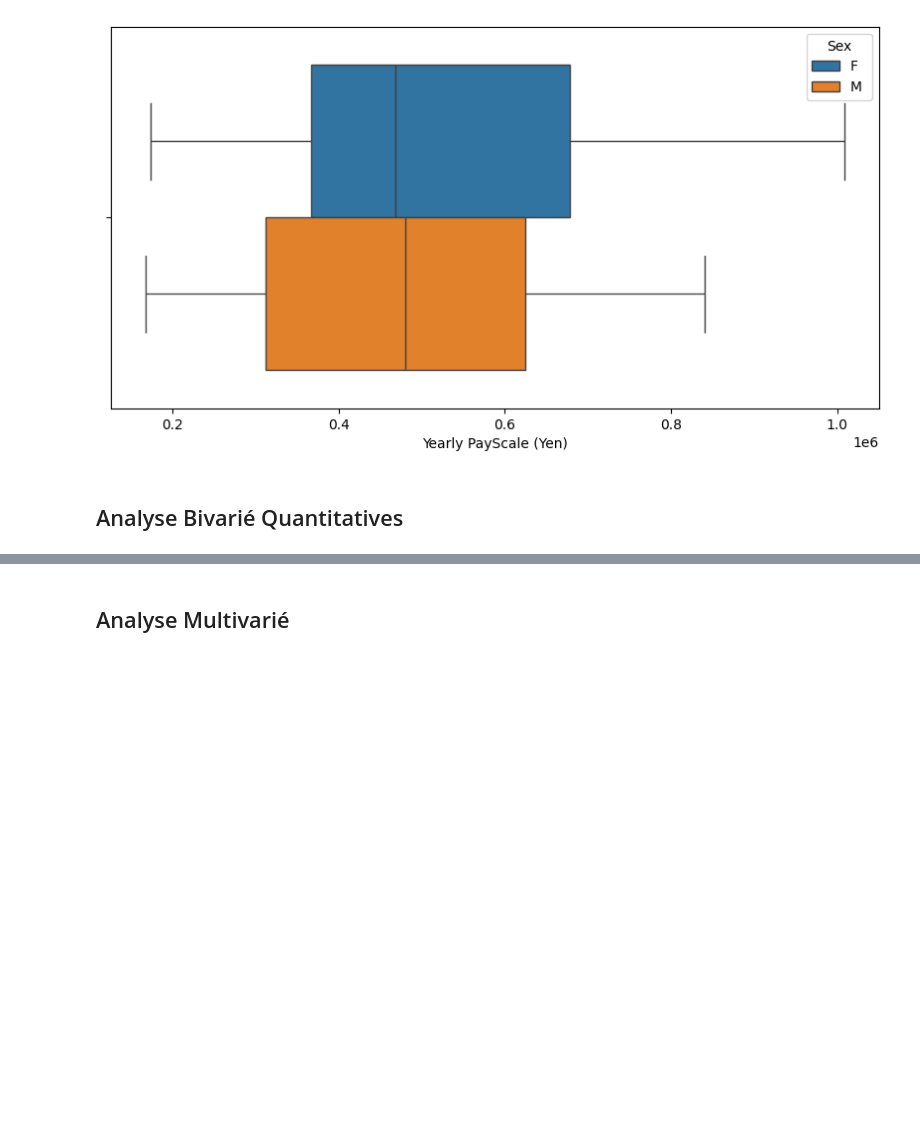
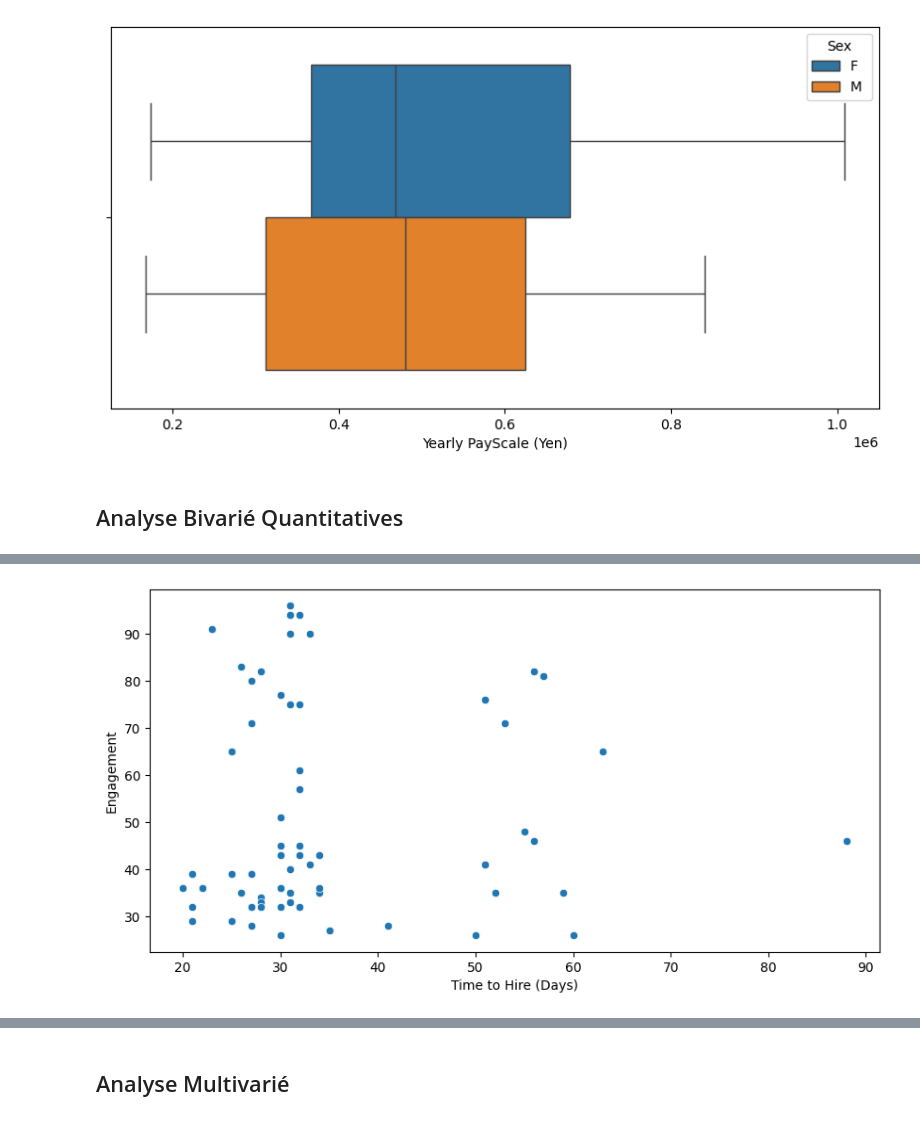
Before and after one commit to melaniedaddio/-Time-Cost-Quality-of-Hire, a Jupyter notebook: script.ipynb, the cells around one changed output, grey strips where cells are left out. Saved outputs shown, nothing was run; the diff lists cells and outputs as text; code cells hidden in the pictures; blank space fills up the shorter version.

```diff
--- a/script.ipynb
+++ b/script.ipynb
@@ -380,0 +387,6 @@ plt.show()
+# %%
+plt.figure(figsize=(10,5))
+sns.scatterplot(df, x = 'Time to Hire (Days)', y = 'Engagement')
+plt.show()
+# %% [output]
+[figure, added]
```
Also changed, not shown: parts of 5 cells of this notebook.
